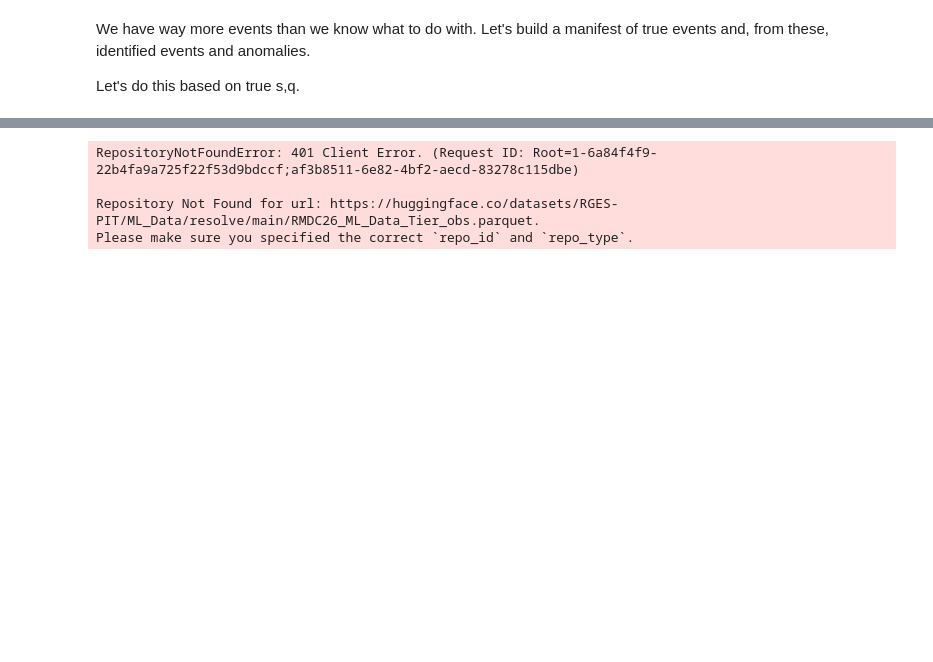
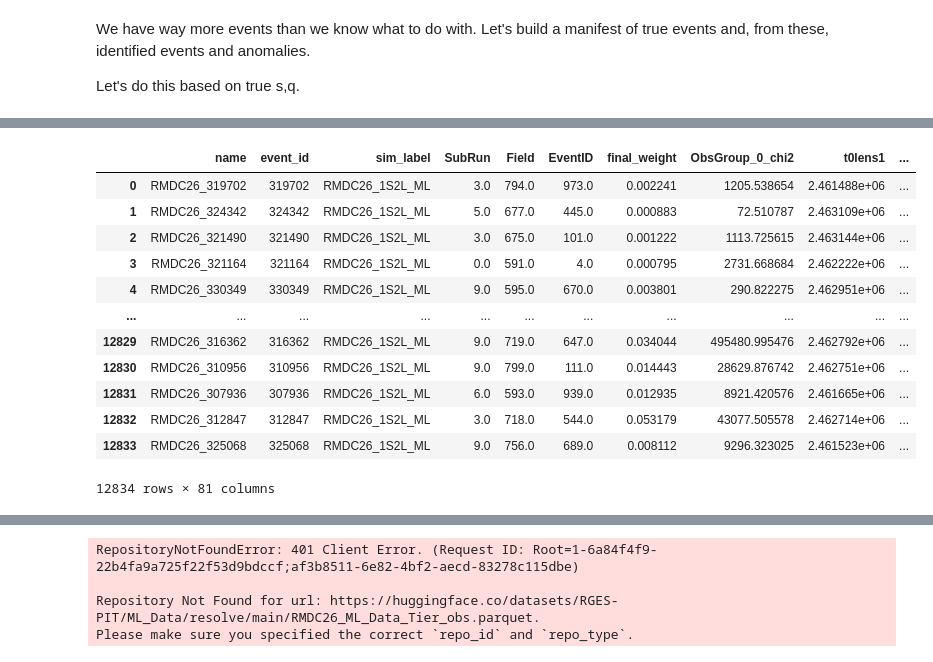
Before and after one commit to exoclam/birp, a Jupyter notebook: main-ml-chris.ipynb, the cells around one changed output, grey strips where cells are left out. Saved outputs shown, nothing was run; the diff lists cells and outputs as text; code cells hidden in the pictures; blank space fills up the shorter version.

```diff
--- a/main-ml-chris.ipynb
+++ b/main-ml-chris.ipynb
@@ -308,0 +311,16 @@ NameError: name 'df' is not defined
+# %%
+meta_df_1s2l_sampled
+# %% [output]
+|  | name | event_id | sim_label | SubRun | Field | EventID | final_weight | ObsGroup_0_chi2 | t0lens1 | ... |
+| 0 | RMDC26_319702 | 319702 | RMDC26_1S2L_ML | 3.0 | 794.0 | 973.0 | 0.002241 | 1205.538654 | 2.461488e+06 | ... |
+| 1 | RMDC26_324342 | 324342 | RMDC26_1S2L_ML | 5.0 | 677.0 | 445.0 | 0.000883 | 72.510787 | 2.463109e+06 | ... |
+| 2 | RMDC26_321490 | 321490 | RMDC26_1S2L_ML | 3.0 | 675.0 | 101.0 | 0.001222 | 1113.725615 | 2.463144e+06 | ... |
+| 3 | RMDC26_321164 | 321164 | RMDC26_1S2L_ML | 0.0 | 591.0 | 4.0 | 0.000795 | 2731.668684 | 2.462222e+06 | ... |
+| 4 | RMDC26_330349 | 330349 | RMDC26_1S2L_ML | 9.0 | 595.0 | 670.0 | 0.003801 | 290.822275 | 2.462951e+06 | ... |
+| ... | ... | ... | ... | ... | ... | ... | ... | ... | ... | ... |
+| 12829 | RMDC26_316362 | 316362 | RMDC26_1S2L_ML | 9.0 | 719.0 | 647.0 | 0.034044 | 495480.995476 | 2.462792e+06 | ... |
+| 12830 | RMDC26_310956 | 310956 | RMDC26_1S2L_ML | 9.0 | 799.0 | 111.0 | 0.014443 | 28629.876742 | 2.462751e+06 | ... |
+| 12831 | RMDC26_307936 | 307936 | RMDC26_1S2L_ML | 6.0 | 593.0 | 939.0 | 0.012935 | 8921.420576 | 2.461665e+06 | ... |
+| 12832 | RMDC26_312847 | 312847 | RMDC26_1S2L_ML | 3.0 | 718.0 | 544.0 | 0.053179 | 43077.505578 | 2.462714e+06 | ... |
+| 12833 | RMDC26_325068 | 325068 | RMDC26_1S2L_ML | 9.0 | 756.0 | 689.0 | 0.008112 | 9296.323025 | 2.461523e+06 | ... |
+12834 rows × 81 columns
```
Also changed, not shown: parts of 8 cells of this notebook, 1 other file.
